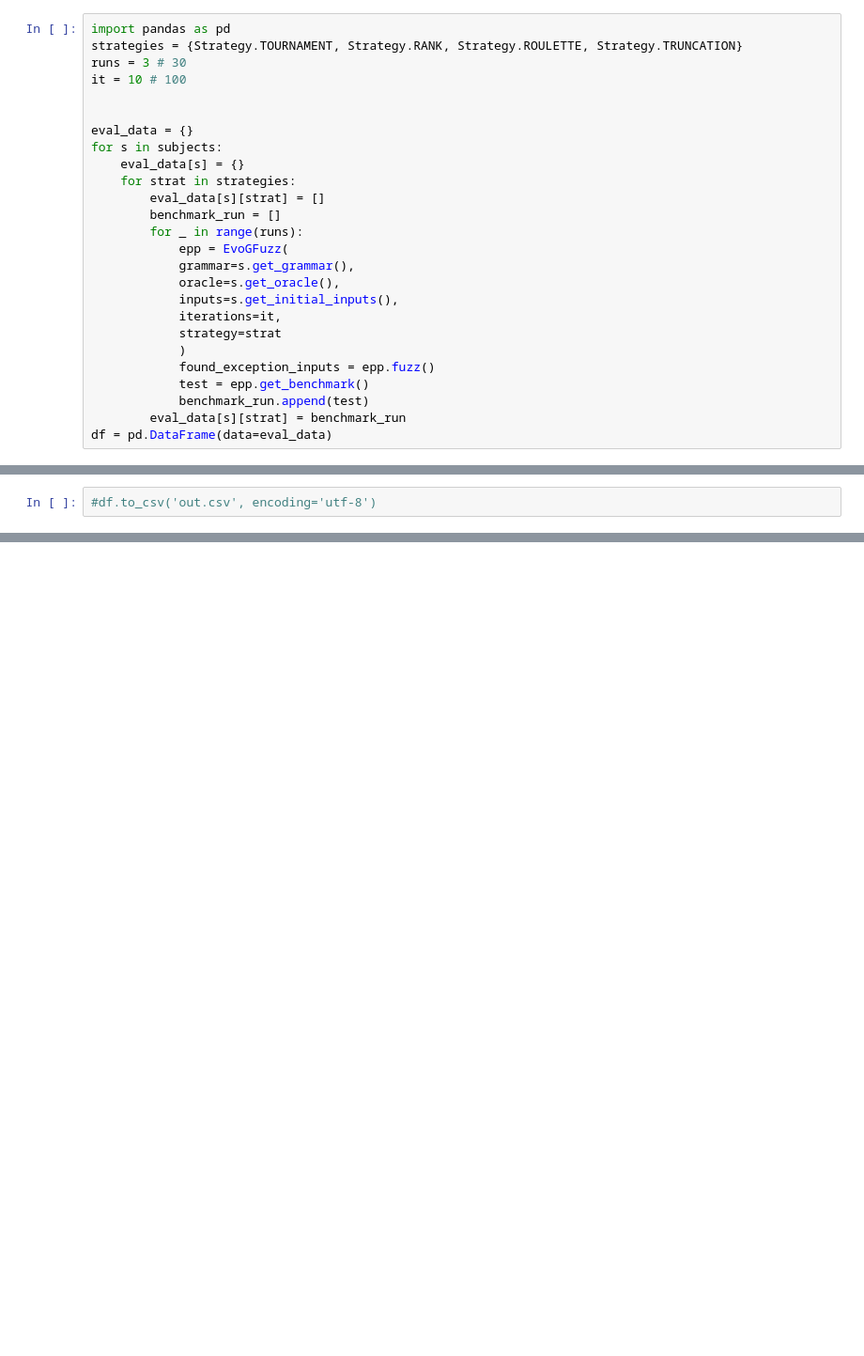
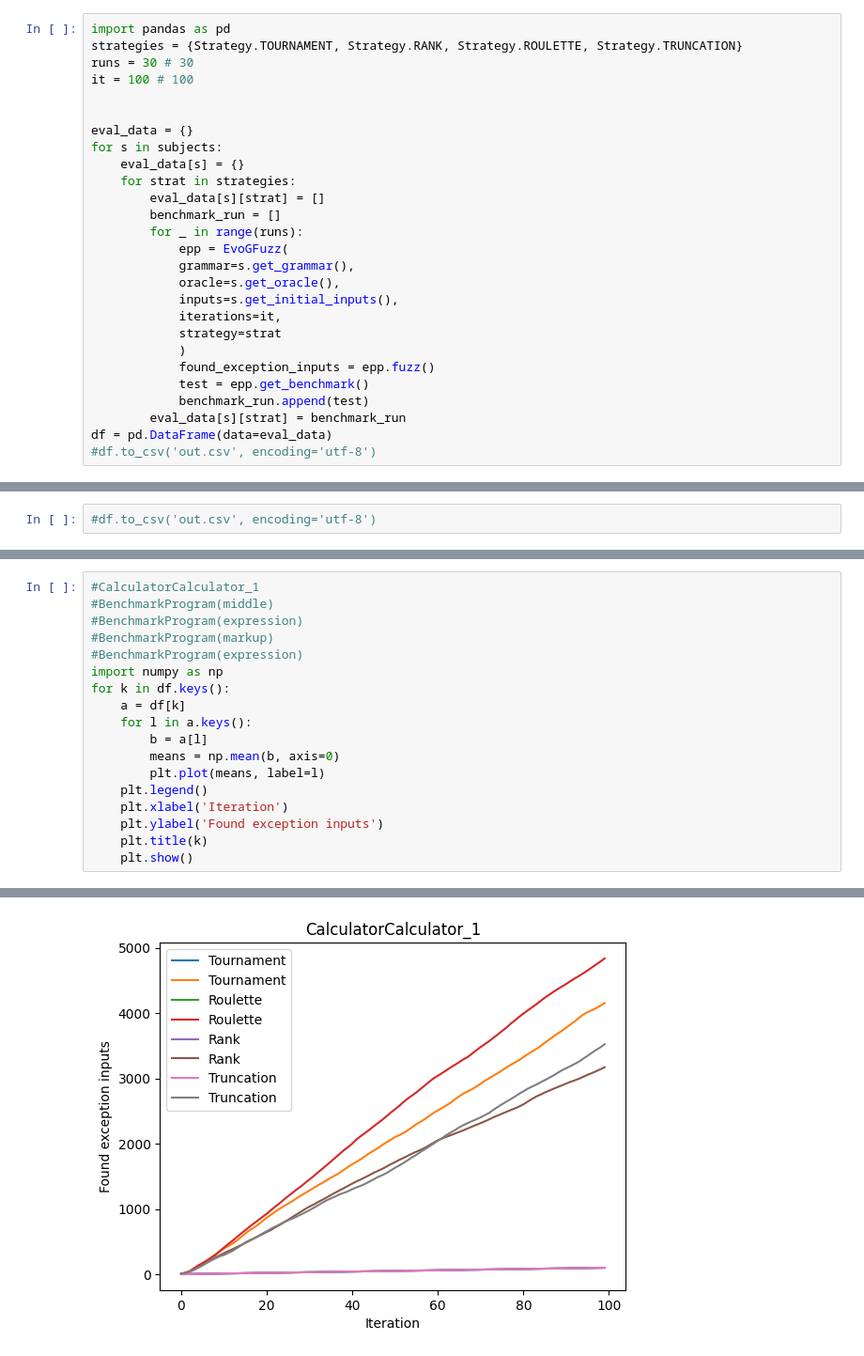
Before and after one commit to JaasperK/evogfuzzplusplus-selection-strategies, a Jupyter notebook: notebooks/evogfuzz_benchmark.ipynb, the cells around one changed output, grey strips where cells are left out. Shown at 94% size. Cells and saved outputs as stored; diff of their text form; blank space fills up the shorter version.

```diff
--- a/notebooks/evogfuzz_benchmark.ipynb
+++ b/notebooks/evogfuzz_benchmark.ipynb
@@ -427,8 +387,8 @@ print(subj.get_initial_inputs())
 # %%
 import pandas as pd
 strategies = {Strategy.TOURNAMENT, Strategy.RANK, Strategy.ROULETTE, Strategy.TRUNCATION}
-runs = 3 # 30
-it = 10 # 100
+runs = 30 # 30
+it = 100 # 100
 
 
 eval_data = {}
@@ -450,4 +410,5 @@ for s in subjects:
             benchmark_run.append(test)
         eval_data[s][strat] = benchmark_run
 df = pd.DataFrame(data=eval_data)
+#df.to_csv('out.csv', encoding='utf-8')
 # %% [output]
@@ -486,0 +461,19 @@ Rank
+# %%
+#CalculatorCalculator_1
+#BenchmarkProgram(middle)
+#BenchmarkProgram(expression)
+#BenchmarkProgram(markup)
+#BenchmarkProgram(expression)
+import numpy as np
+for k in df.keys():
+    a = df[k]
+    for l in a.keys():
+        b = a[l]
+        means = np.mean(b, axis=0)
+        plt.plot(means, label=l)
+    plt.legend()
+    plt.xlabel('Iteration')
+    plt.ylabel('Found exception inputs')
+    plt.title(k)
+    plt.show()
+# %% [output]
@@ -486,0 +485 @@ Rank
+[figure, added]
```
Also changed, not shown: parts of 12 cells of this notebook, 1 other file.
